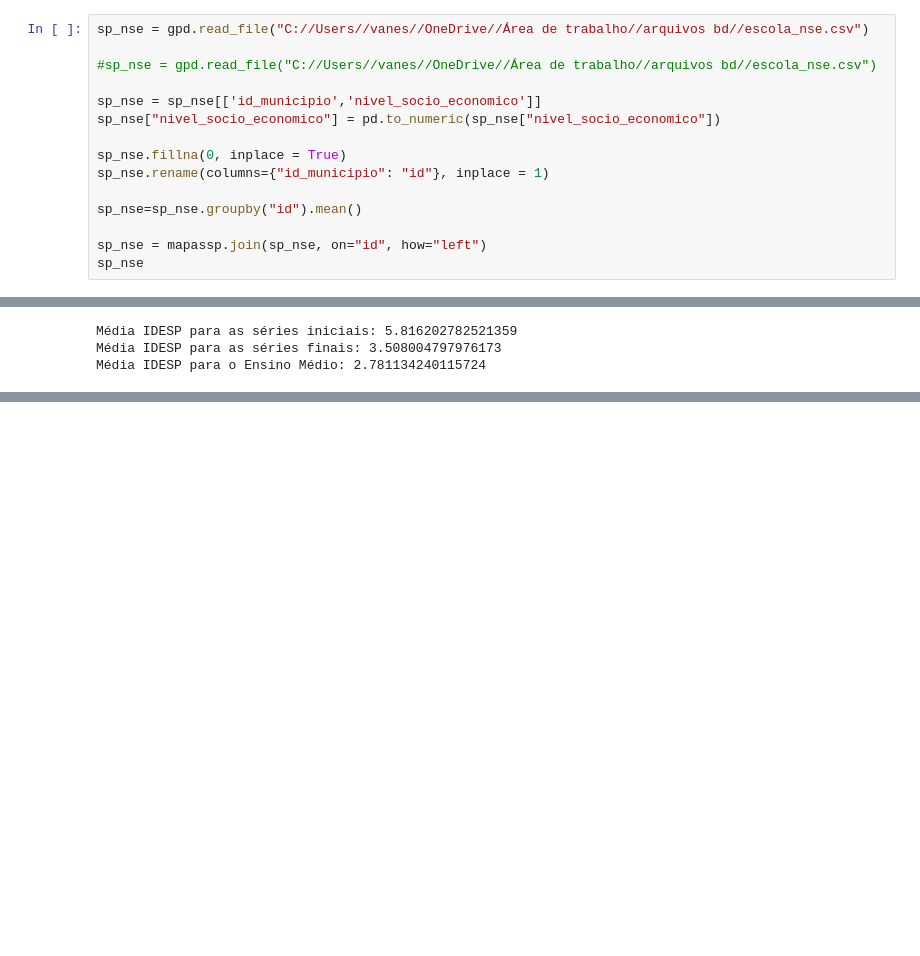
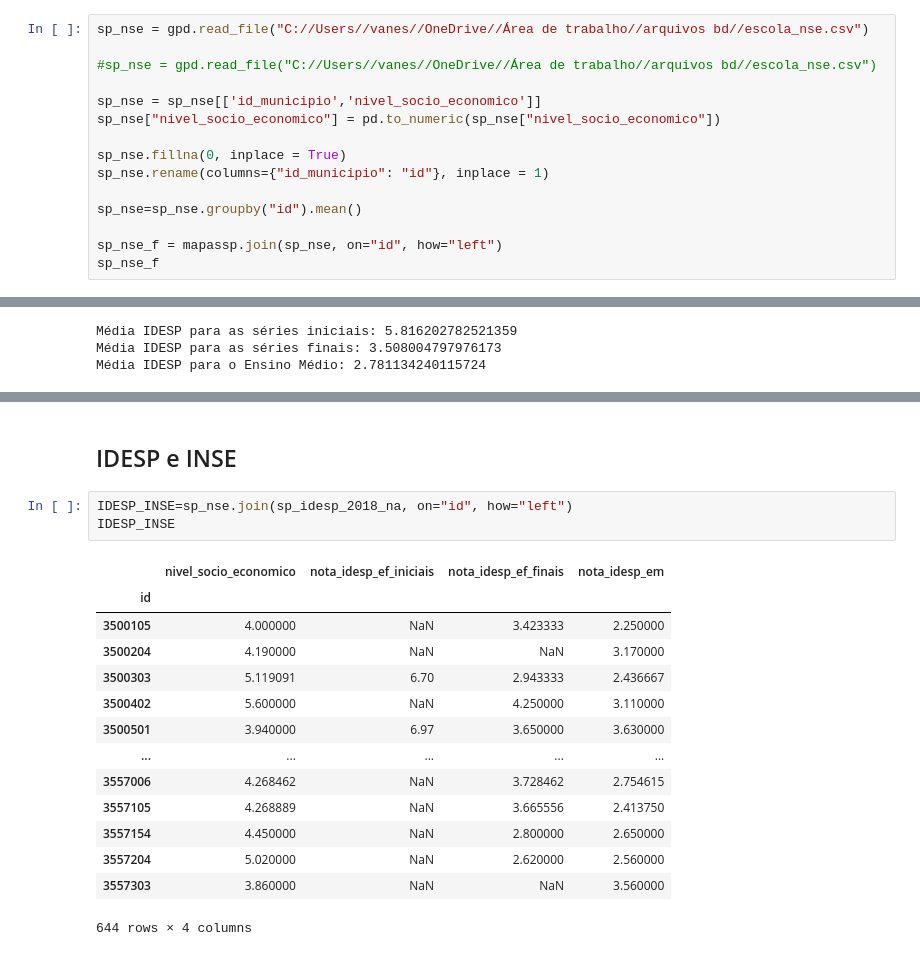
Before and after one commit to BrunoFornaro/A2-BD-2021, a Jupyter notebook: Banco_de_Dados_testes.ipynb, the cells around one changed output, grey strips where cells are left out. Saved outputs shown, nothing was run; the diff lists cells and outputs as text; blank space fills up the shorter version.

```diff
--- a/Banco_de_Dados_testes.ipynb
+++ b/Banco_de_Dados_testes.ipynb
@@ -56,8 +56,8 @@ sp_nse.rename(columns={"id_municipio": "id"}, inplace = 1)
 
 sp_nse=sp_nse.groupby("id").mean()
 
-sp_nse = mapassp.join(sp_nse, on="id", how="left")
-sp_nse
+sp_nse_f = mapassp.join(sp_nse, on="id", how="left")
+sp_nse_f
 # %% [output]
 |  | id | name | geometry | nivel_socio_economico |
 | 0 | 3500105 | Adamantina | POLYGON ((-51.05787 -21.39888, -5... | 4.000000 |
@@ -264,0 +267,20 @@ menores_ocor[["name", "total"]]
+# %% [markdown]
+## IDESP e INSE
+# %%
+IDESP_INSE=sp_nse.join(sp_idesp_2018_na, on="id", how="left")
+IDESP_INSE
+# %% [output]
+|  | nivel_socio_economico | nota_idesp_ef_iniciais | nota_idesp_ef_finais | nota_idesp_em |
+| id |  |  |  |  |
+| 3500105 | 4.000000 | NaN | 3.423333 | 2.250000 |
+| 3500204 | 4.190000 | NaN | NaN | 3.170000 |
+| 3500303 | 5.119091 | 6.70 | 2.943333 | 2.436667 |
+| 3500402 | 5.600000 | NaN | 4.250000 | 3.110000 |
+| 3500501 | 3.940000 | 6.97 | 3.650000 | 3.630000 |
+| ... | ... | ... | ... | ... |
+| 3557006 | 4.268462 | NaN | 3.728462 | 2.754615 |
+| 3557105 | 4.268889 | NaN | 3.665556 | 2.413750 |
+| 3557154 | 4.450000 | NaN | 2.800000 | 2.650000 |
+| 3557204 | 5.020000 | NaN | 2.620000 | 2.560000 |
+| 3557303 | 3.860000 | NaN | NaN | 3.560000 |
+644 rows × 4 columns
```
Also changed, not shown: parts of 28 cells of this notebook.
